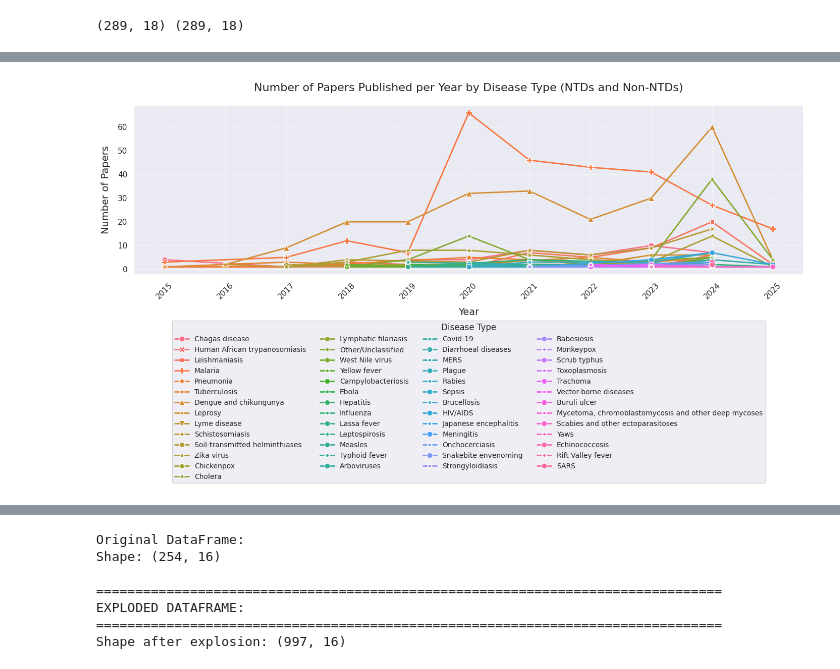
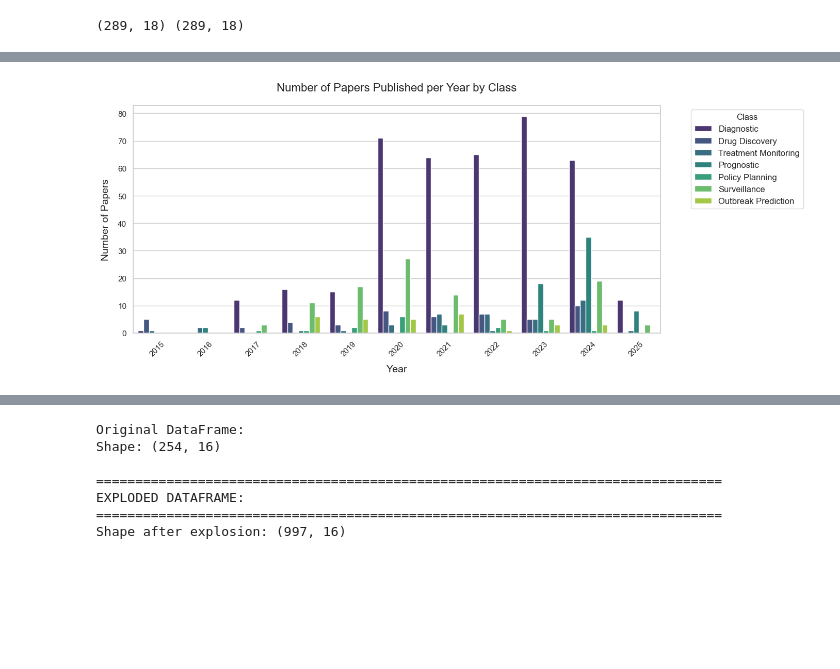
Before and after one commit to yusufbrima/MLNTD, a Jupyter notebook: Analysis.ipynb, the cells around one changed output, grey strips where cells are left out. Saved outputs shown, nothing was run; the diff lists cells and outputs as text; code cells hidden in the pictures; blank space fills up the shorter version.

```diff
--- a/Analysis.ipynb
+++ b/Analysis.ipynb
@@ -350,47 +531,28 @@ plt.show()
 # %%
-# --- Group and count papers per year and disease type ---
-grouped_data = (
-    exploded_df.groupby(['Year', 'Tropical_disease_type_remapped'])
-    .size()
-    .reset_index(name='Number of Papers')
-)
-
-# --- Plot raw yearly counts ---
-fig, ax = plt.subplots(figsize=(14, 8), constrained_layout=True)
-
-sns.lineplot(
+# Plot the grouped bar plot
+plt.figure(figsize=(14, 6))
+sns.barplot(
     data=grouped_data,
     x='Year',
     y='Number of Papers',
-    hue='Tropical_disease_type_remapped',
-    style='Tropical_disease_type_remapped',
-    markers=True,
-    dashes=False,
-    markersize=8,
-    linewidth=2,
-    ax=ax
+    hue='Class',
+    palette='viridis'
 )
 
-ax.set_title(
-    'Number of Papers Published per Year by Disease Type (NTDs and Non-NTDs)',
-    fontsize=16, pad=20
-)
-ax.set_xlabel('Year', fontsize=14, labelpad=10)
-ax.set_ylabel('Number of Papers', fontsize=14, labelpad=10)
+# Add labels and title
+plt.title('Number of Papers Published per Year by Class', fontsize=16, pad=20)
+plt.xlabel('Year', fontsize=14, labelpad=10)
+plt.ylabel('Number of Papers', fontsize=14, labelpad=10)
+plt.legend(title='Class', bbox_to_anchor=(1.05, 1), loc='upper left', fontsize=12)
 
-ax.legend(
-    title='Disease Type',
-    bbox_to_anchor=(0.5, -0.25),
-    loc='upper center',
-    ncol=4,
-    fontsize=10
-)
+# Rotate x-axis labels for better readability
+plt.xticks(rotation=45)
 
-ax.set_xticks(sorted(grouped_data['Year'].unique()))
-ax.tick_params(axis='x', rotation=45)
-ax.grid(True, which='both', linestyle='--', alpha=0.7)
+# Adjust layout for better spacing
+plt.tight_layout()
+plt.savefig(f'{fig_dir}barplot_high_res_plot.pdf', dpi=300, bbox_inches='tight')
 
-fig.savefig(f'{fig_dir}LinePlot_All_Diseases.png', dpi=300, bbox_inches='tight')
+# Show the plot
 plt.show()
 # %% [output]
-[figure, old version]
+[figure, new version]
```
Also changed, not shown: parts of 44 cells of this notebook, 41 other files.
